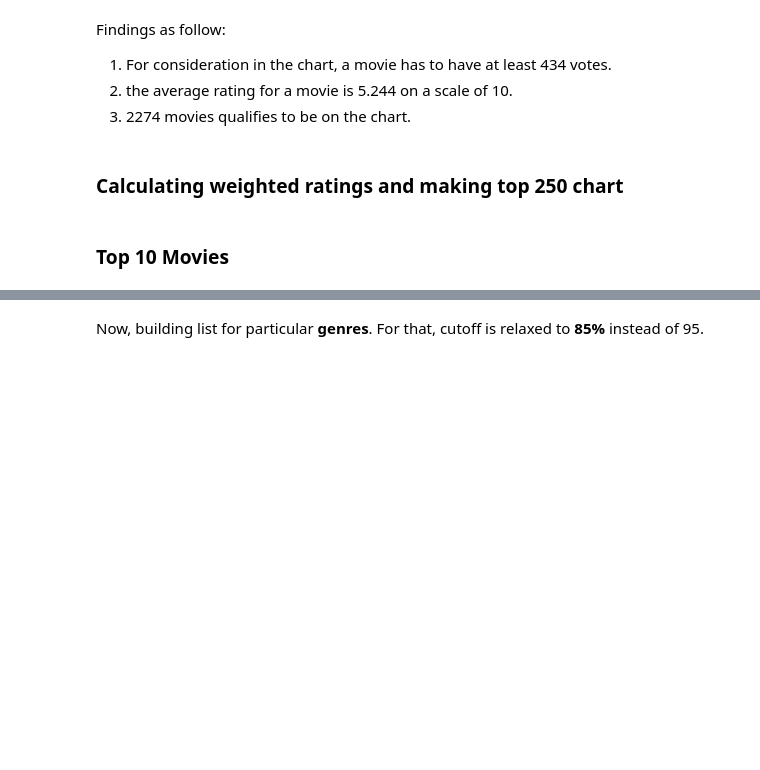
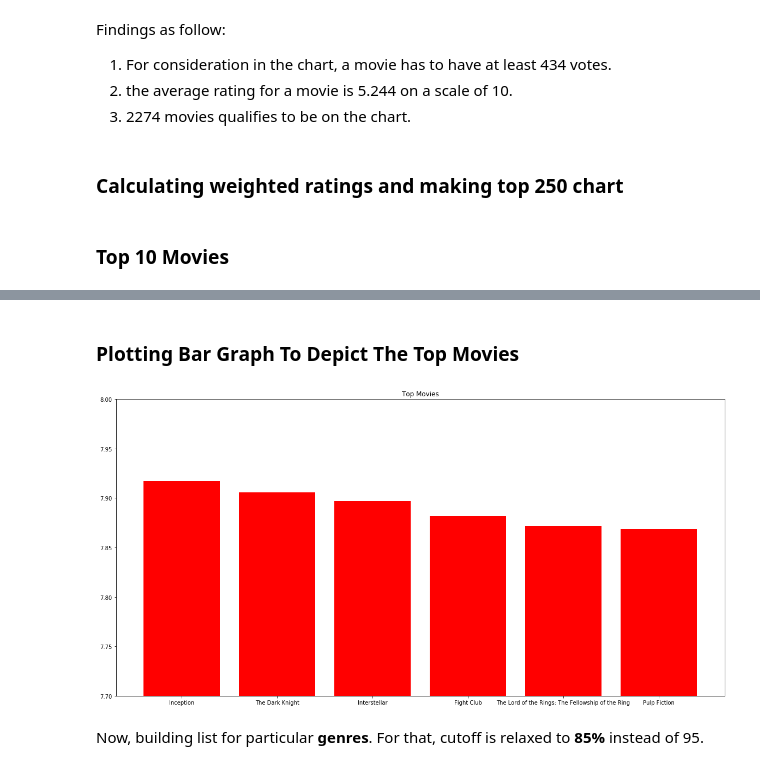
Before and after one commit to amith-jiji/MovieRecommendationSystem, a Jupyter notebook: Movie Recommender System.ipynb, the cells around one changed output, grey strips where cells are left out. Drawn from its saved outputs; the diff is of its cells as text; code cells hidden in the pictures; blank space fills up the shorter version.

Commit message:
Movie Recommender System

```diff
--- a/Movie Recommender System.ipynb
+++ b/Movie Recommender System.ipynb
@@ -145,6 +149,16 @@ qualified.head(10)
 | 7000 | The Lord of the Rings: The Return... | 2003 | 8226 | 8 | 29.3244 | [Adventure, Fantasy, Action] | 7.861927 |
 | 351 | Forrest Gump | 1994 | 8147 | 8 | 48.3072 | [Comedy, Drama, Romance] | 7.860656 |
 | 5814 | The Lord of the Rings: The Two To... | 2002 | 7641 | 8 | 29.4235 | [Adventure, Fantasy, Action] | 7.851924 |
+# %% [markdown]
+### Plotting  Bar Graph To Depict The Top Movies
+# %%
+plt.figure(figsize=(20,10))
+plt.bar(qualified['title'].head(6),qualified['weighted_rating'].head(6),align='center',color='red')
+plt.title("Top Movies")
+plt.ylim((7.7,8))
+plt.show()
+# %% [output]
+[figure, added]
 # %% [markdown]
 Now, building list for particular **genres**. For that, cutoff is relaxed to **85%** instead of 95.
 # %%
```
Also changed, not shown: parts of 7 cells of this notebook.
